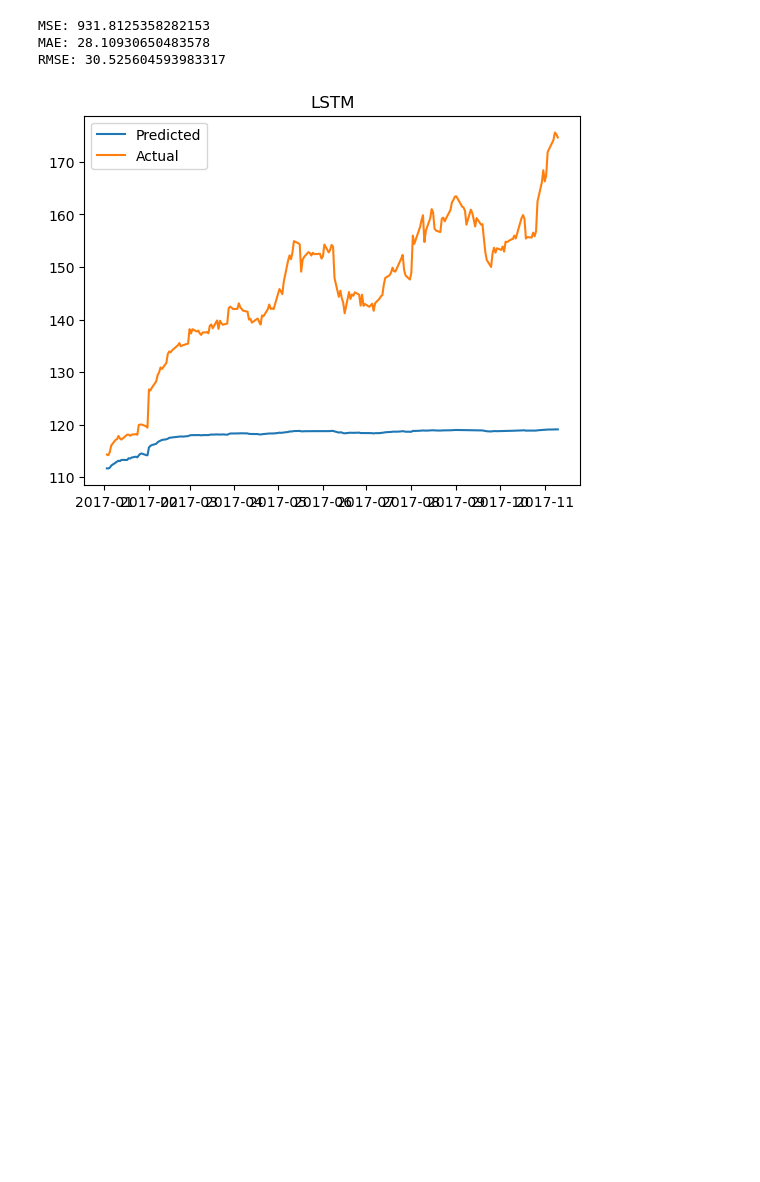
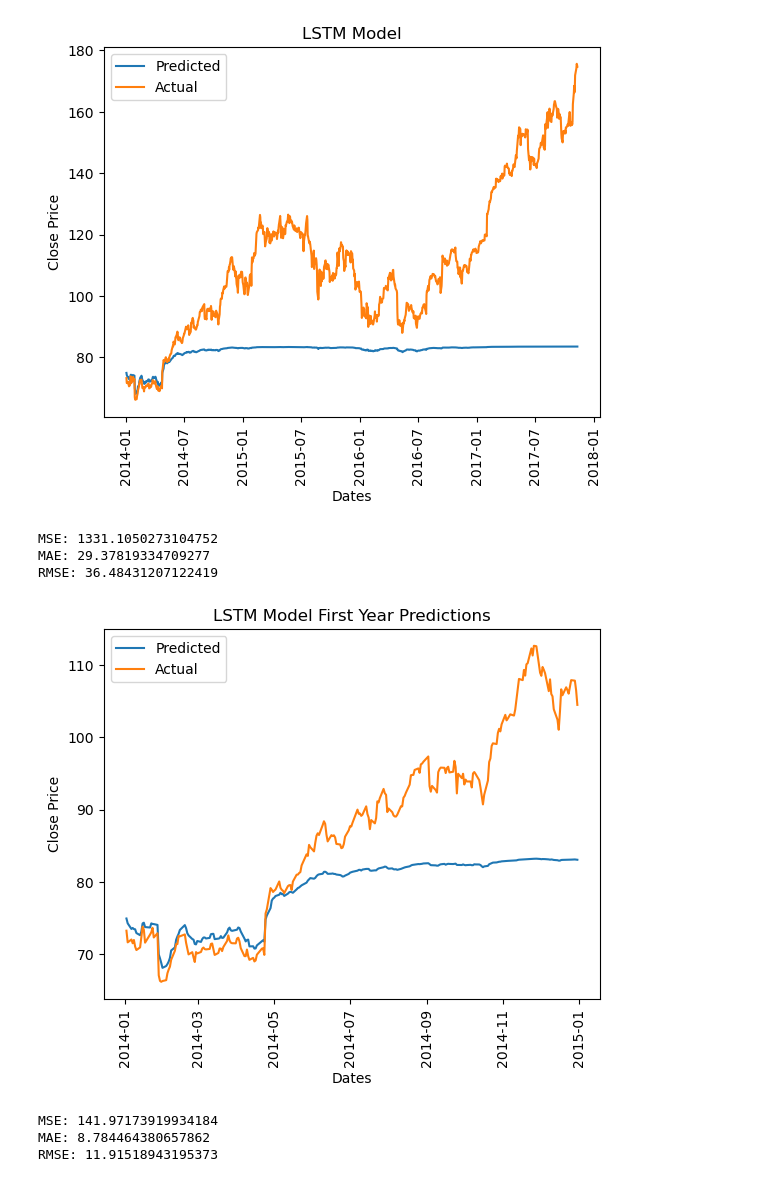
Before and after one commit to OwenKing2/CIS-3715-Final-Project, a Jupyter notebook: LSTM Model.ipynb, the cells around one changed output. Saved outputs shown, nothing was run; the diff lists cells and outputs as text; code cells hidden in the pictures; blank space fills up the shorter version.

```diff
--- a/LSTM Model.ipynb
+++ b/LSTM Model.ipynb
@@ -57,7 +57,7 @@ lstm_data = df.copy()
 lstm_data['Date'] = pd.to_datetime(lstm_data['Date'])
 
 
-cutoff_date = pd.to_datetime('2017-01-01')
+cutoff_date = pd.to_datetime('2014-01-01')
 train = lstm_data[lstm_data['Date'] < cutoff_date]
 test = lstm_data[lstm_data['Date'] >= cutoff_date]
 
@@ -114,25 +114,60 @@ Epoch 50/50
 # %%
 from math import sqrt
 from sklearn.metrics import mean_squared_error, mean_absolute_error
 from matplotlib import pyplot
+
+
+
+
+dates = lstm_data[lstm_data['Date'] >= cutoff_date]['Date']
+plt.plot(dates, y_pred, label='Predicted')
+plt.plot(dates, y_test, label='Actual')
+plt.title("LSTM Model")
+plt.xlabel("Dates")
+plt.ylabel("Close Price")
+pyplot.setp(pyplot.gca().xaxis.get_majorticklabels(),
+         'rotation', 90)
+plt.legend()
+plt.show()
 
 # evaluate forecasts
 mae = mean_absolute_error(y_test, y_pred)
 mse = mean_squared_error(y_test, y_pred)
 rmse = sqrt(mse)
 print(f'MSE: {mse}')
 print(f'MAE: {mae}')
 print(f'RMSE: {rmse}')
 
 
-dates = lstm_data[lstm_data['Date'] >= cutoff_date]['Date']
-plt.plot(dates, y_pred, label='Predicted')
-plt.plot(dates, y_test, label='Actual')
-plt.title("LSTM")
+
+
+#dates = lstm_data[lstm_data['Date'] >= cutoff_date]['Date']
+#dates = lstm_data.query('Date >= "2014-01-01" and Date < "2015-01-01"')['Date']
+cutoff_date = pd.to_datetime('2014-01-01')
+one_year_date = pd.to_datetime('2015-01-01')
+dates = lstm_data.loc[(lstm_data['Date'] >= cutoff_date) & (lstm_data['Date'] < one_year_date)]['Date']
+plt.plot(dates, y_pred[:dates.size], label='Predicted')
+plt.plot(dates, y_test[:dates.size], label='Actual')
+plt.title("LSTM Model First Year Predictions")
+plt.xlabel("Dates")
+plt.ylabel("Close Price")
+pyplot.setp(pyplot.gca().xaxis.get_majorticklabels(),
+         'rotation', 90)
 plt.legend()
 plt.show()
+
+mae = mean_absolute_error(y_test[:dates.size], y_pred[:dates.size])
+mse = mean_squared_error(y_test[:dates.size], y_pred[:dates.size])
+rmse = sqrt(mse)
+print(f'MSE: {mse}')
+print(f'MAE: {mae}')
+print(f'RMSE: {rmse}')
 # %% [output]
+[figure, new version]
-MSE: 931.8125358282153
-MAE: 28.10930650483578
-RMSE: 30.525604593983317
+MSE: 1331.1050273104752
+MAE: 29.37819334709277
+RMSE: 36.48431207122419
-[figure, old version]
+[figure, added]
+MSE: 141.97173919934184
+MAE: 8.784464380657862
+RMSE: 11.91518943195373
```
Also changed, not shown: parts of 1 cell of this notebook, 2 other files.
